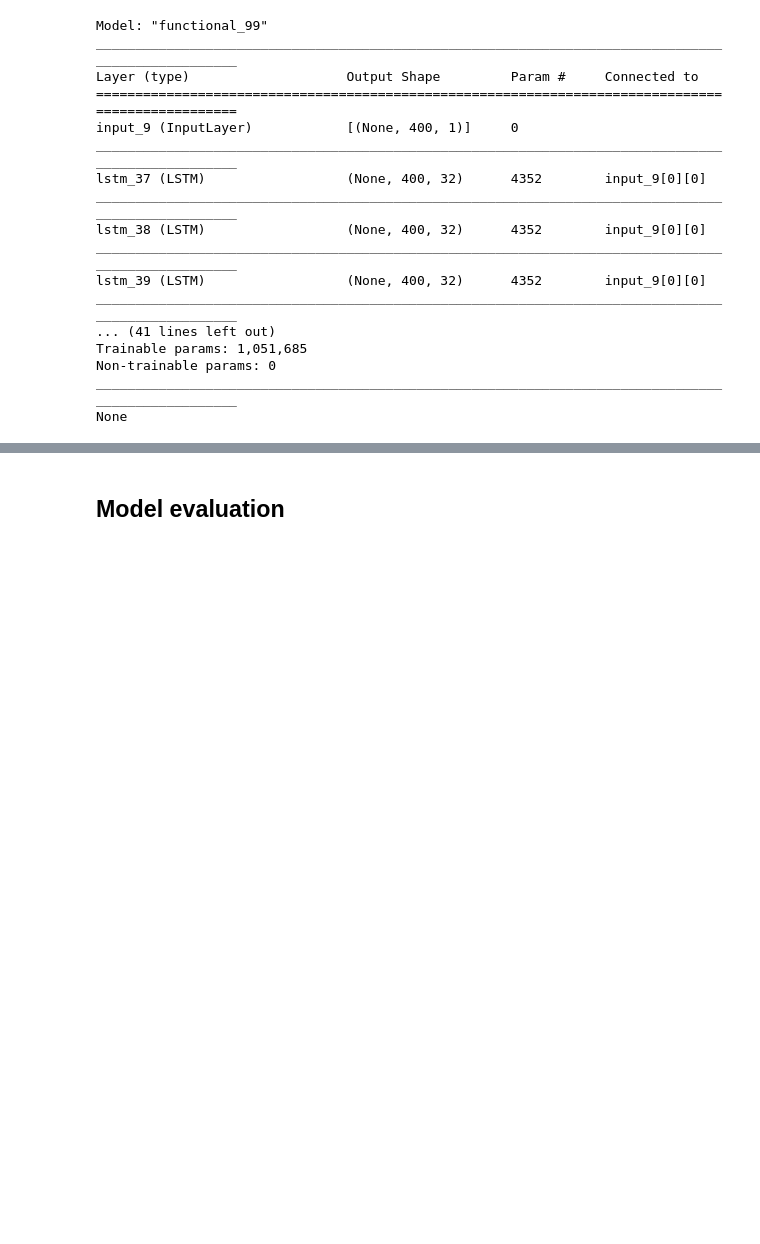
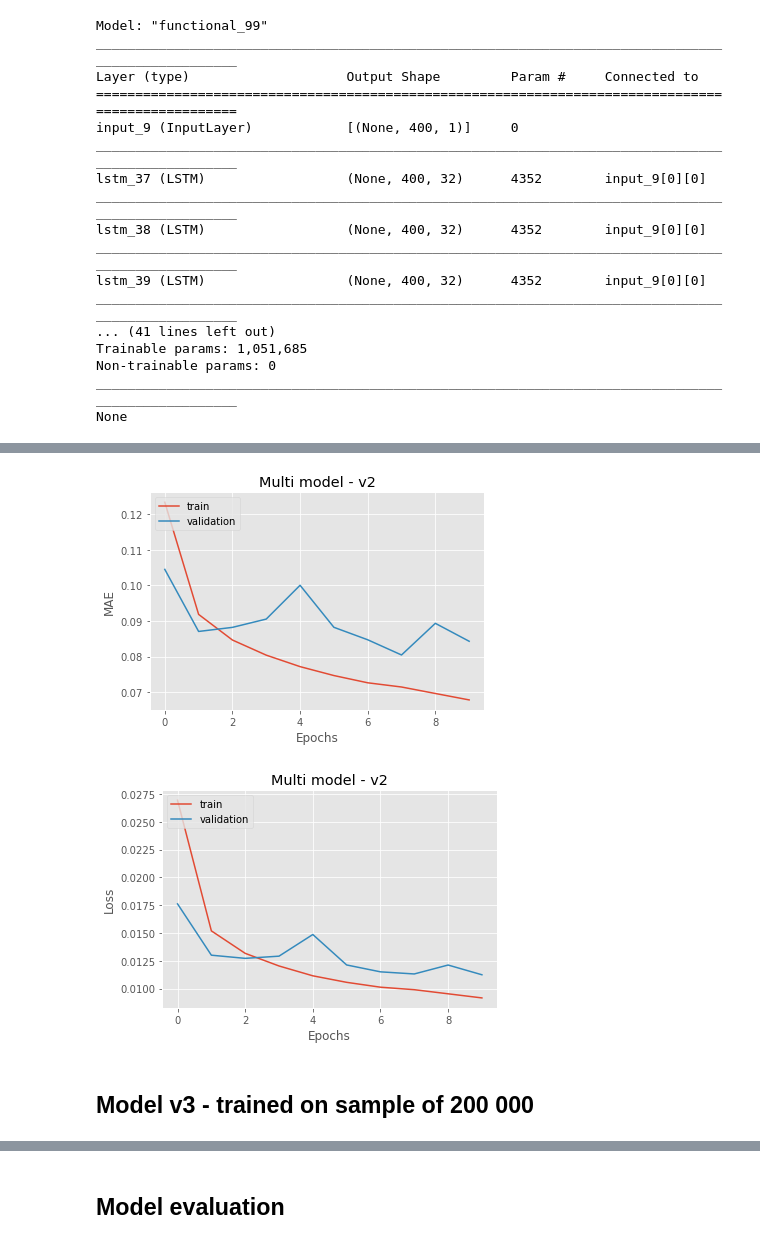
Before and after one commit to AdriNemcikova/DP, a Jupyter notebook: NORM_det_sel_concat.ipynb, the cells around one changed output, grey strips where cells are left out. Cells and saved outputs as stored; diff of their text form; code cells hidden in the pictures; blank space fills up the shorter version.

Commit message:
new multi models

```diff
--- a/NORM_det_sel_concat.ipynb
+++ b/NORM_det_sel_concat.ipynb
@@ -50,7 +50,7 @@ def stochastic_noise_generator(curve):
 ## Data loading
 # %%
 data = pd.read_pickle("detached_all_parameters.pkl").reset_index()
-data_sample = data.sample(n=100000)
+data_sample = data.sample(n=200000)
 # %%
 X = []
 for row in data_sample["curve"]:
@@ -306,20 +322,25 @@ Epoch 1/10
 # %%
-def training_loss(history_multi_v2):
+def training_loss(history):
     plt.style.use('ggplot')
-    plt.plot(history_multi_v2.history['mae'])
-    plt.plot(history_multi_v2.history['val_mae'])
+    plt.plot(history.history['mae'])
+    plt.plot(history.history['val_mae'])
     plt.title('Multi model - v2')
     plt.ylabel('MAE')
     plt.xlabel('Epochs')
     plt.legend(['train', 'validation'], loc='upper left')
     plt.show()
     plt.style.use('ggplot')
-    plt.plot(history_multi_v2.history['loss'])
-    plt.plot(history_multi_v2.history['val_loss'])
+    plt.plot(history.history['loss'])
+    plt.plot(history.history['val_loss'])
     plt.title('Multi model - v2')
     plt.ylabel('Loss')
     plt.xlabel('Epochs')
     plt.legend(['train', 'validation'], loc='upper left')
     plt.show()
 
-training_loss(history_multi)
+training_loss(history_multi_v2)
+# %% [output]
+[figure, added]
+[figure, added]
+# %% [markdown]
+## Model v3 - trained on sample of 200 000
```
Also changed, not shown: parts of 9 cells of this notebook, 2 other files.
